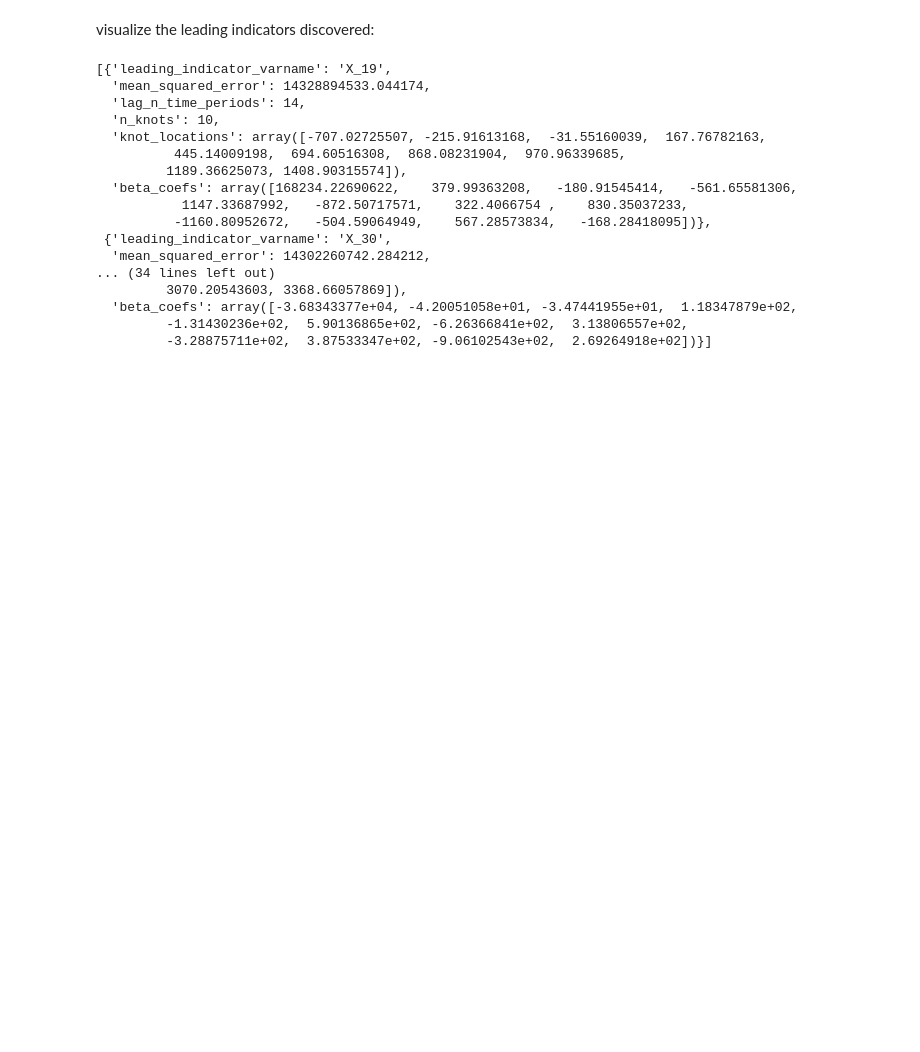
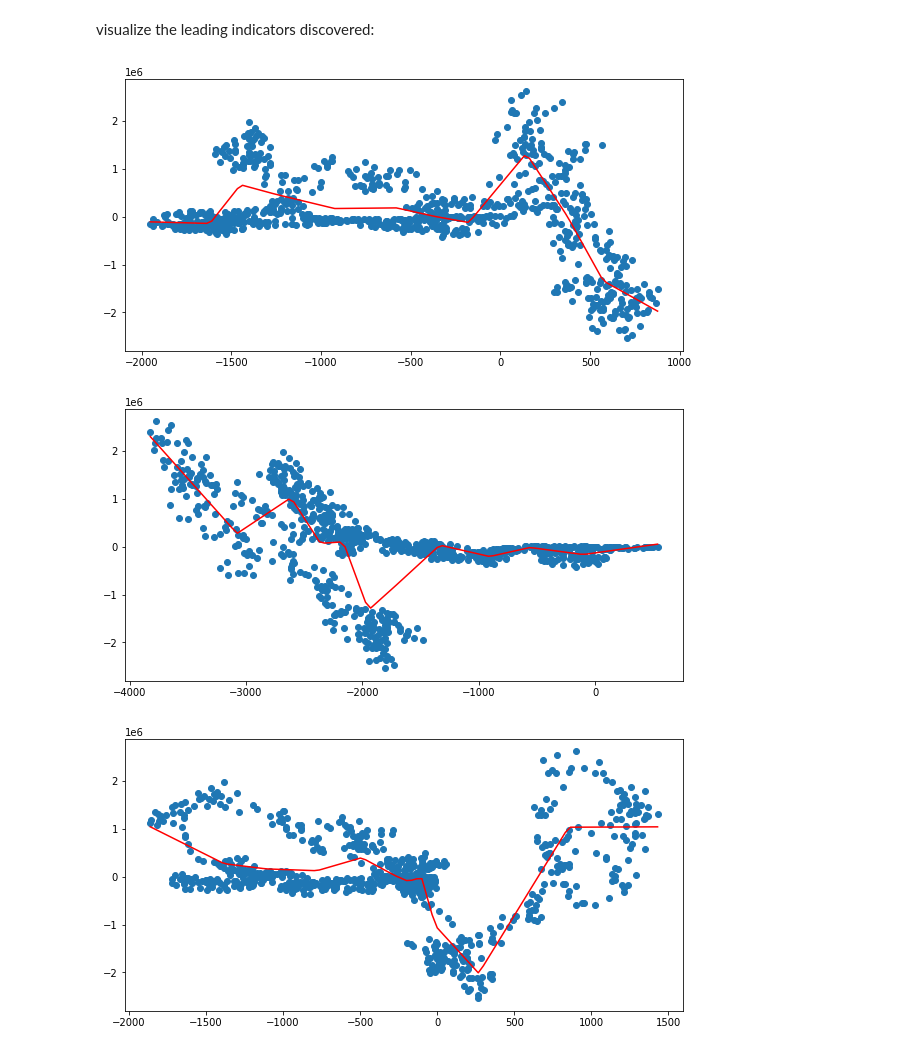
Before and after one commit to J-sephB-lt-n/schuberts_leader, a Jupyter notebook: docs/implementation_examples.ipynb, the cells around one changed output. Cells and saved outputs as stored; diff of their text form; code cells hidden in the pictures; blank space fills up the shorter version.

```diff
--- a/docs/implementation_examples.ipynb
+++ b/docs/implementation_examples.ipynb
@@ -78,28 +78,23 @@ Text(0.5, 1.0, 'Mean Squared Error on Training Data')
 # %% [markdown]
 visualize the leading indicators discovered:
-# %%
-for x in leading_indicator_miner_model.best_leading_indicators_vars_set:
-    lag_i = x["lag_n_time_periods"]
-    #print(x)
-    #plt.figure( figsize=(10,5) )
-    #plt.scatter( train_X_arr[:(len(train_X_arr)-lag_i),x], train_y_arr[lag_i:] )
-    #plt.xlabel( f"x[{x}],[t]" )
-    #plt.ylabel( f"y[t+{lag_i}]" )
-# %% [output]
-[{'leading_indicator_varname': 'X_19',
-  'mean_squared_error': 14328894533.044174,
-  'lag_n_time_periods': 14,
-  'n_knots': 10,
-  'knot_locations': array([-707.02725507, -215.91613168,  -31.55160039,  167.76782163,
-          445.14009198,  694.60516308,  868.08231904,  970.96339685,
-         1189.36625073, 1408.90315574]),
-  'beta_coefs': array([168234.22690622,    379.99363208,   -180.91545414,   -561.65581306,
-           1147.33687992,   -872.50717571,    322.4066754 ,    830.35037233,
-          -1160.80952672,   -504.59064949,    567.28573834,   -168.28418095])},
- {'leading_indicator_varname': 'X_30',
-  'mean_squared_error': 14302260742.284212,
-... (34 lines left out)
-         3070.20543603, 3368.66057869]),
-  'beta_coefs': array([-3.68343377e+04, -4.20051058e+01, -3.47441955e+01,  1.18347879e+02,
-         -1.31430236e+02,  5.90136865e+02, -6.26366841e+02,  3.13806557e+02,
-         -3.28875711e+02,  3.87533347e+02, -9.06102543e+02,  2.69264918e+02])}]
+# %%
+for x in leading_indicator_miner_model.best_leading_indicators_vars_set:
+    lag_i = x["lag_n_time_periods"]
+    x_vec = train_X_arr[:(len(train_X_arr)-lag_i),X_varnames.index(x["leading_indicator_varname"])]
+    y_vec = train_y_arr[lag_i:]
+    pred_illus_range = np.linspace(start=x_vec.min(), stop=x_vec.max(), num=100)
+    pred_illus_spline_vars = leading_indicator_miner_model.create_linear_splines(X_vec=pred_illus_range, knot_points_list=x["knot_locations"])
+    pred_illus_x_matrix = np.column_stack(
+                    [np.ones_like(pred_illus_range), pred_illus_range, pred_illus_spline_vars]
+                )
+    pred_illus_y = leading_indicator_miner_model.generate_linear_model_preds(
+                X_matrix=pred_illus_x_matrix,
+                beta_coefs_vec=x["beta_coefs"],
+            )
+    plt.figure( figsize=(10,5) )
+    plt.scatter(x_vec, y_vec)
+    plt.plot(pred_illus_range, pred_illus_y, color="red")
+# %% [output]
+[figure, added]
+[figure, added]
+[figure, added]
```
Also changed, not shown: parts of 6 cells of this notebook, 1 other file.
